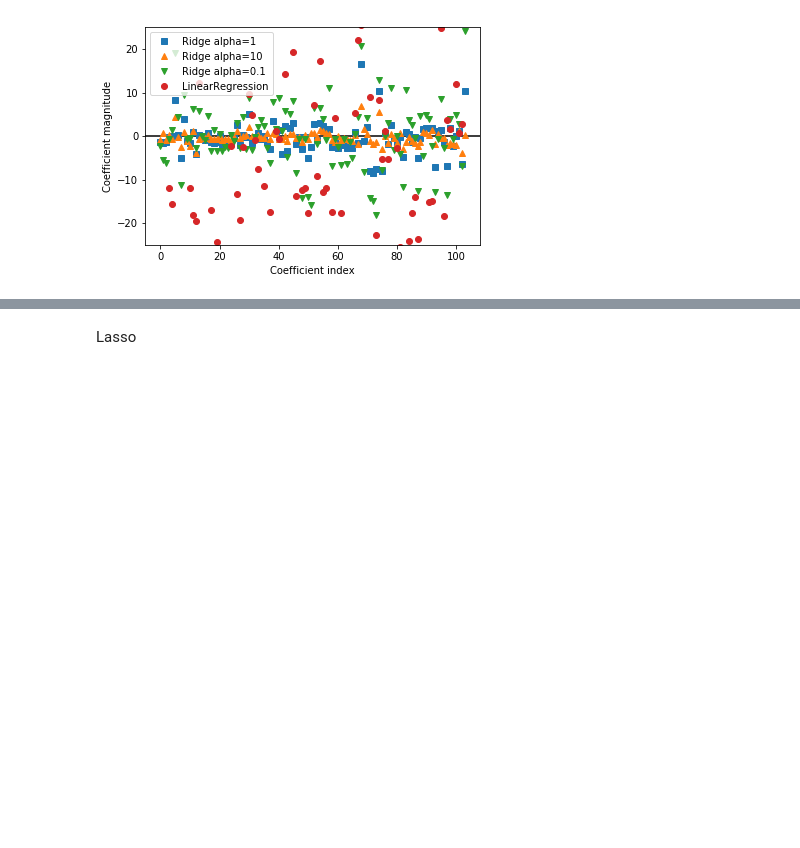
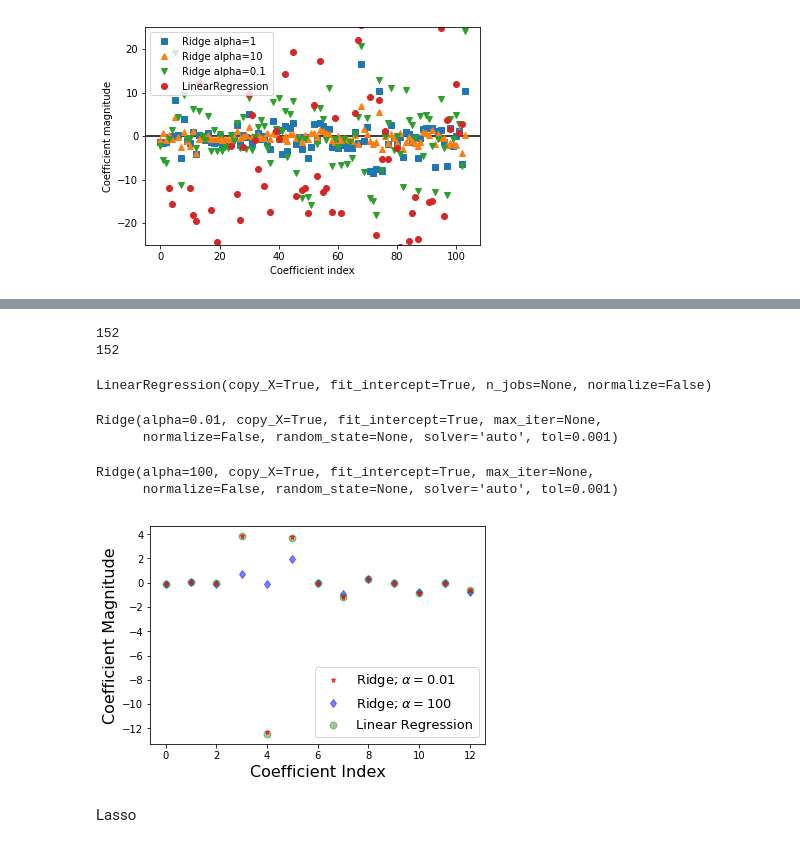
Before and after one commit to geniuschinchillas/ChinchillasSnack, a Jupyter notebook: Supervised Learning/Linear_Models.ipynb, the cells around one changed output, grey strips where cells are left out. Drawn from its saved outputs; the diff is of its cells as text; code cells hidden in the pictures; blank space fills up the shorter version.

```diff
--- a/Supervised Learning/Linear_Models.ipynb
+++ b/Supervised Learning/Linear_Models.ipynb
@@ -360,3 +391,44 @@ plt.legend()
+# %%
+X_train, X_test, y_train, y_test = train_test_split(newX, newY,
+                                                    test_size=0.3,
+                                                    random_state=3)
+print(len(X_test))
+print(len(y_test))
+# %% [output]
+152
+152
+# %%
+lr = LinearRegression()
+lr.fit(X_train, y_train)
+# %% [output]
+LinearRegression(copy_X=True, fit_intercept=True, n_jobs=None, normalize=False)
+# %%
+rr = Ridge(alpha=0.01)
+rr.fit(X_train, y_train)
+# %% [output]
+Ridge(alpha=0.01, copy_X=True, fit_intercept=True, max_iter=None,
+      normalize=False, random_state=None, solver='auto', tol=0.001)
+# %%
+rr100 = Ridge(alpha=100)
+rr100.fit(X_train, y_train)
+# %% [output]
+Ridge(alpha=100, copy_X=True, fit_intercept=True, max_iter=None,
+      normalize=False, random_state=None, solver='auto', tol=0.001)
+# %%
+plt.plot(rr.coef_,alpha=0.7,linestyle='none',marker='*',
+         markersize=5,color='red',label=r'Ridge; $\alpha = 0.01$',
+         zorder=7)
+plt.plot(rr100.coef_,alpha=0.5,linestyle='none',marker='d',
+         markersize=6,color='blue',label=r'Ridge; $\alpha = 100$')
+plt.plot(lr.coef_,alpha=0.4,linestyle='none',marker='o',
+         markersize=7,color='green',label='Linear Regression')
+
+plt.xlabel('Coefficient Index',fontsize=16)
+plt.ylabel('Coefficient Magnitude',fontsize=16)
+plt.legend(fontsize=13,loc=4)
+plt.show()
+# %% [output]
+[figure, added]
 # %% [markdown]
 Lasso
 # %%
```
Also changed, not shown: parts of 16 cells of this notebook.
